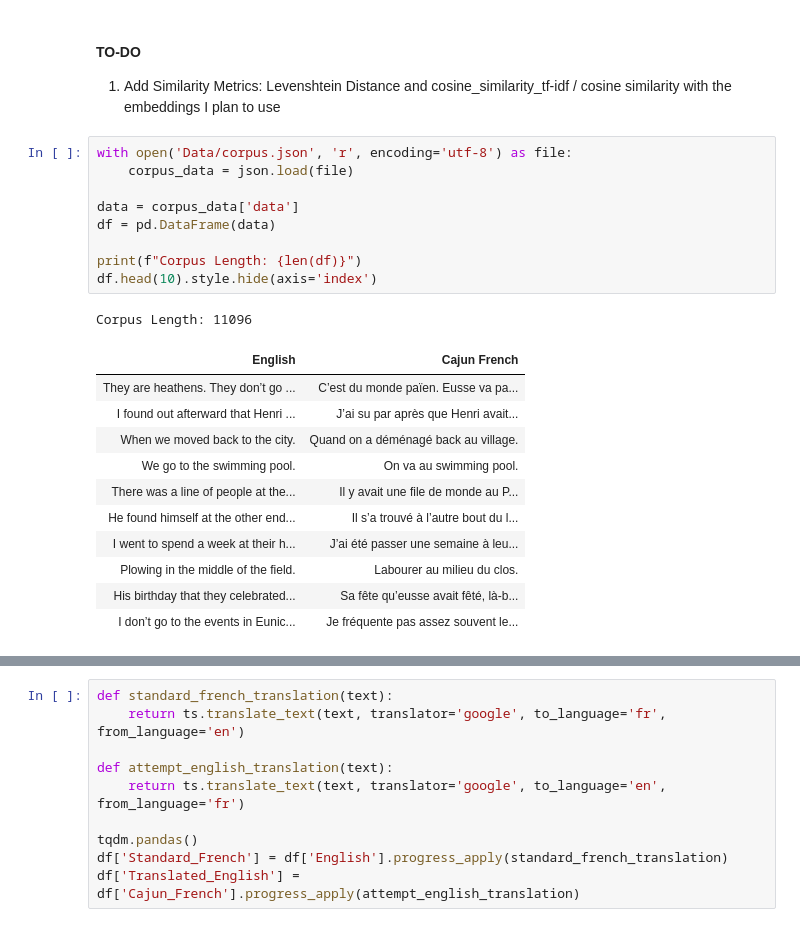
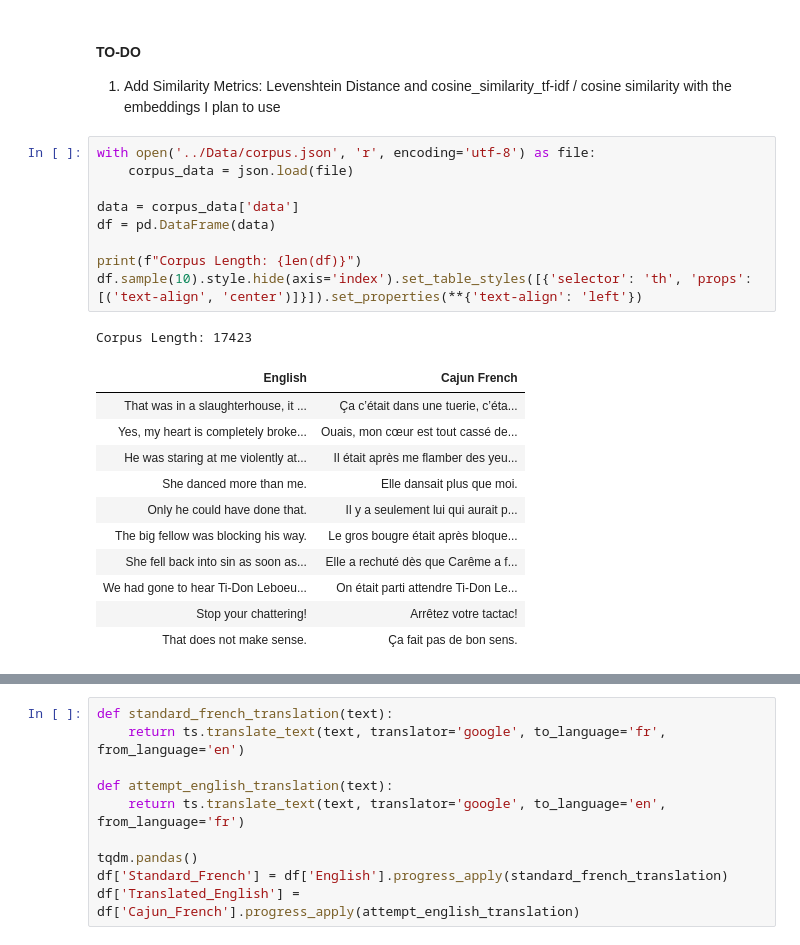
Before and after one commit to c-walls/Cajun-French-Machine-Translation, a Jupyter notebook: Preprocessing-Tools/corpus_analysis.ipynb, the cells around one changed output, grey strips where cells are left out. Drawn from its saved outputs; the diff is of its cells as text.

```diff
--- a/Preprocessing-Tools/corpus_analysis.ipynb
+++ b/Preprocessing-Tools/corpus_analysis.ipynb
@@ -8,27 +8,27 @@ from tqdm import tqdm
 #### TO-DO ####
 1) Add Similarity Metrics: Levenshtein Distance and cosine_similarity_tf-idf / cosine similarity with the embeddings I plan to use
 # %%
-with open('Data/corpus.json', 'r', encoding='utf-8') as file:
+with open('../Data/corpus.json', 'r', encoding='utf-8') as file:
     corpus_data = json.load(file)
 
 data = corpus_data['data']
 df = pd.DataFrame(data)
 
 print(f"Corpus Length: {len(df)}")
-df.head(10).style.hide(axis='index')
+df.sample(10).style.hide(axis='index').set_table_styles([{'selector': 'th', 'props': [('text-align', 'center')]}]).set_properties(**{'text-align': 'left'})
 # %% [output]
-Corpus Length: 11096
+Corpus Length: 17423
 | English | Cajun French |
-| They are heathens. They don’t go ... | C’est du monde païen. Eusse va pa... |
-| I found out afterward that Henri ... | J’ai su par après que Henri avait... |
-| When we moved back to the city. | Quand on a déménagé back au village. |
-| We go to the swimming pool. | On va au swimming pool. |
-| There was a line of people at the... | Il y avait une file de monde au P... |
-| He found himself at the other end... | Il s’a trouvé à l’autre bout du l... |
-| I went to spend a week at their h... | J’ai été passer une semaine à leu... |
-| Plowing in the middle of the field. | Labourer au milieu du clos. |
-| His birthday that they celebrated... | Sa fête qu’eusse avait fêté, là-b... |
-| I don’t go to the events in Eunic... | Je fréquente pas assez souvent le... |
+| That was in a slaughterhouse, it ... | Ça c’était dans une tuerie, c’éta... |
+| Yes, my heart is completely broke... | Ouais, mon cœur est tout cassé de... |
+| He was staring at me violently at... | Il était après me flamber des yeu... |
+| She danced more than me. | Elle dansait plus que moi. |
+| Only he could have done that. | Il y a seulement lui qui aurait p... |
+| The big fellow was blocking his way. | Le gros bougre était après bloque... |
+| She fell back into sin as soon as... | Elle a rechuté dès que Carême a f... |
+| We had gone to hear Ti-Don Leboeu... | On était parti attendre Ti-Don Le... |
+| Stop your chattering! | Arrêtez votre tactac! |
+| That does not make sense. | Ça fait pas de bon sens. |
 # %%
 # Function to check for invalid characters
 def count_invalid_characters(text):
```
Also changed, not shown: parts of 10 cells of this notebook, 1 other file.
